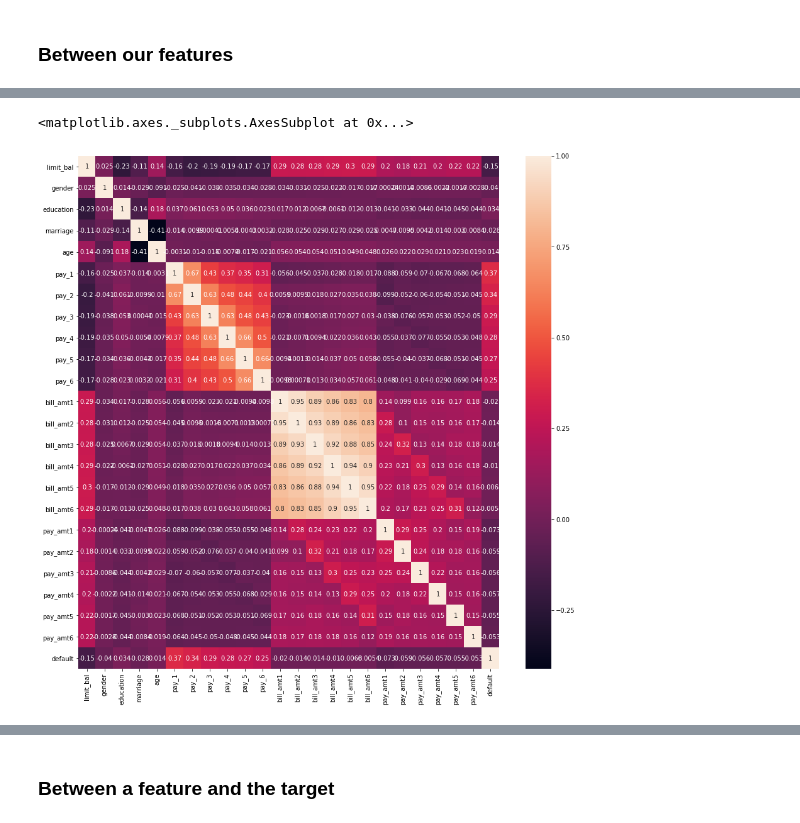
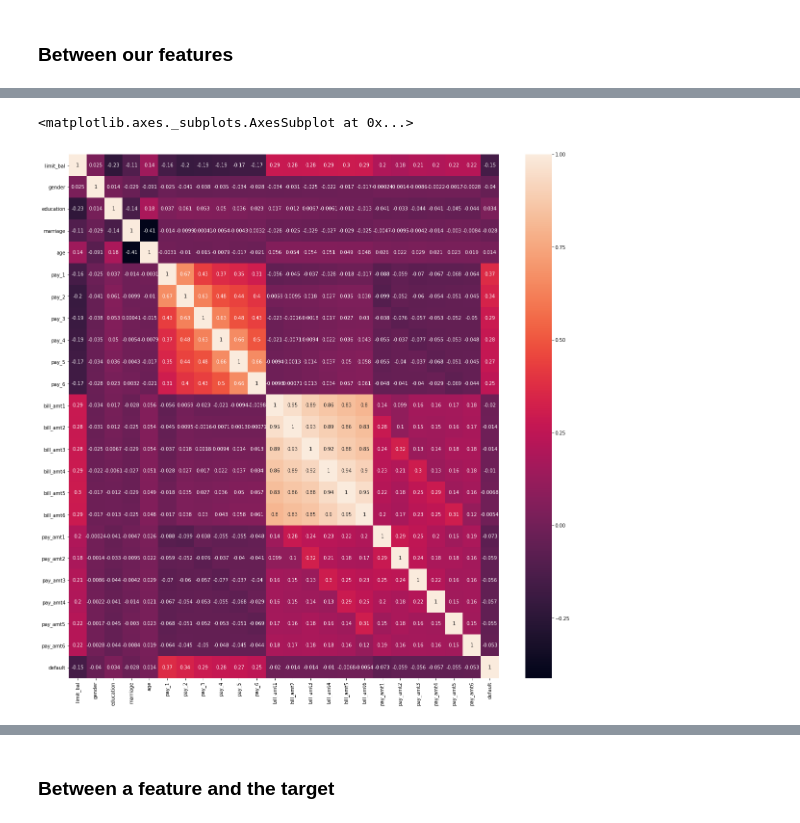
Before and after one commit to thomasXwang/UCI-Credit-card-defaults, a Jupyter notebook: UCI from scratch.ipynb, the cells around one changed output, grey strips where cells are left out. Cells and saved outputs as stored; diff of their text form; code cells hidden in the pictures.

```diff
--- a/UCI from scratch.ipynb
+++ b/UCI from scratch.ipynb
@@ -563,8 +563,8 @@ corr
 | default | -0.153520 | -0.039961 | 0.033842 | -0.027575 | 0.013890 | 0.368117 | 0.338022 | 0.293583 | 0.275495 | 0.266959 | ... |
 # %%
 # plot the heatmap and annotation on it
-plt.figure(figsize=(15, 15))
+plt.figure(figsize=(20, 20))
 sns.heatmap(corr, xticklabels=corr.columns, yticklabels=corr.columns, annot=True)
 # %% [output]
 <matplotlib.axes._subplots.AxesSubplot at 0x...>
-[figure, old version]
+[figure, new version]
```
Also changed, not shown: parts of 1 cell of this notebook.
